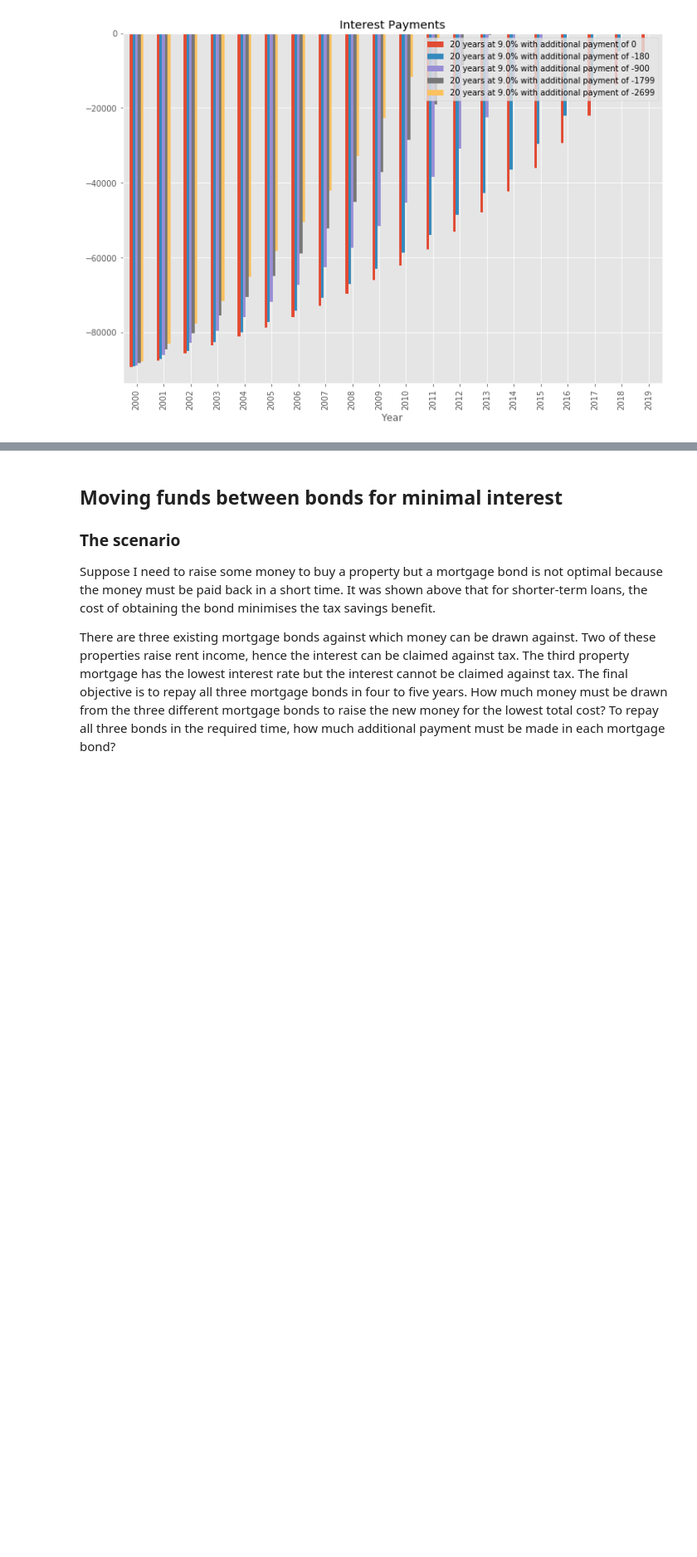
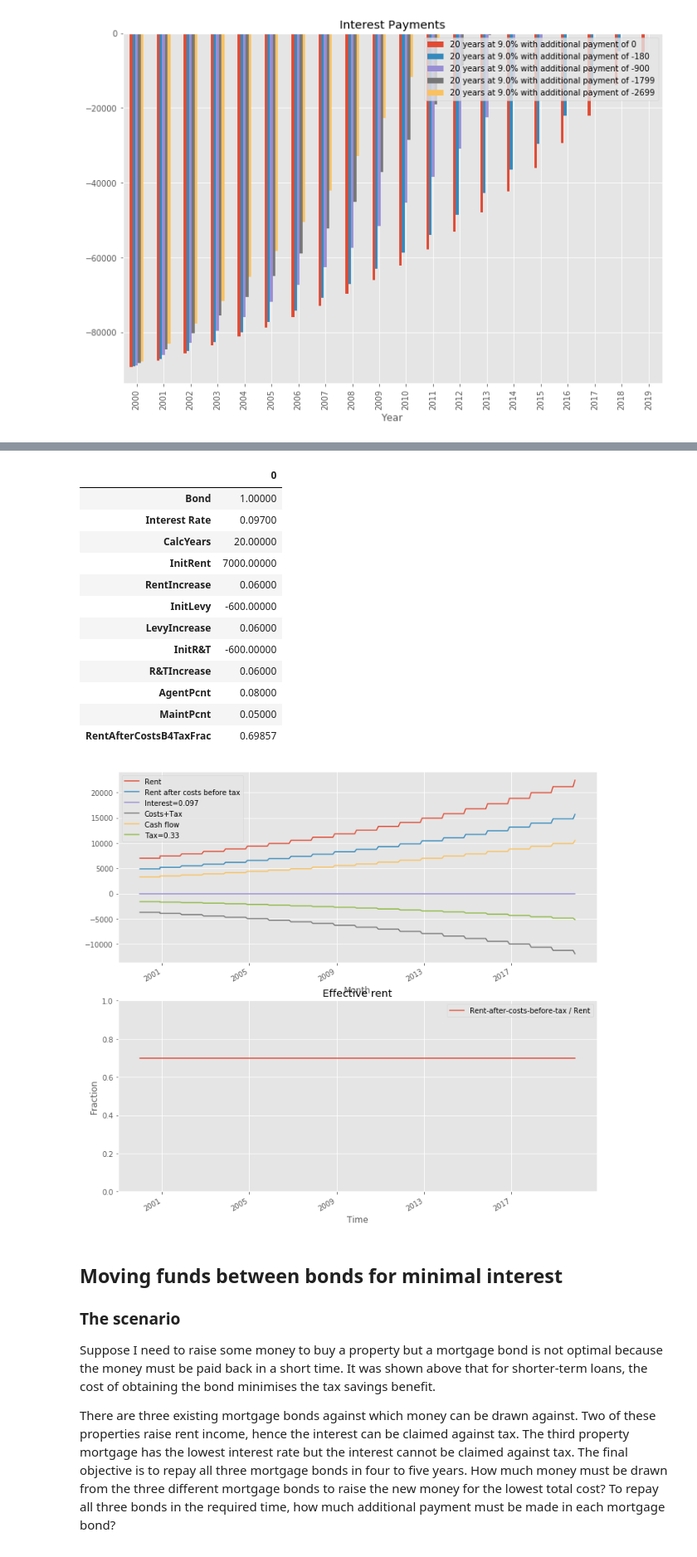
Before and after one commit to NelisW/RetirementPlanning, a Jupyter notebook: PersonalFinancialPlanning.ipynb, the cells around one changed output, grey strips where cells are left out. Shown at 83% size. Cells and saved outputs as stored; diff of their text form; code cells hidden in the pictures; blank space fills up the shorter version.

```diff
--- a/PersonalFinancialPlanning.ipynb
+++ b/PersonalFinancialPlanning.ipynb
@@ -887,3 +956,42 @@ display(HTML(dfp.to_html(index=True)))
+# %%
+principal = 1
+bondyears = 1
+interest_rate = 0.097
+taxrate = 0.33
+
+# rentpmonth = 7000
+# rentpermonthInc = 0.06
+# agentPcnt = 0.08
+# maintPcnt = 0.05
+# levy = -600
+# ratesnt = -600
+# levyInc = 0.06
+# ratesntInc = 0.06
+
+
+
+dfc,istats = rentalProperty(principal=principal,interest_rate=interest_rate,
+                bondyears=bondyears,calcyears=calcyears,rentpmonth=rentpmonth,rentpermonthInc=rentpermonthInc,
+                agentPcnt=agentPcnt,levy=levy,ratesnt=ratesnt,levyInc=levyInc,
+                ratesntInc=ratesntInc,maintPcnt=maintPcnt,taxrate=taxrate,doplot=True)
+istatsfilt = istats[['Bond','Interest Rate','CalcYears','InitRent','RentIncrease','InitLevy',
+                    'LevyIncrease','InitR&T','R&TIncrease','AgentPcnt','MaintPcnt','RentAfterCostsB4TaxFrac',]]
+display(HTML(istatsfilt.to_frame().to_html(index=True)))
+# %% [output]
+|  | 0 |
+| Bond | 1.00000 |
+| Interest Rate | 0.09700 |
+| CalcYears | 20.00000 |
+| InitRent | 7000.00000 |
+| RentIncrease | 0.06000 |
+| InitLevy | -600.00000 |
+| LevyIncrease | 0.06000 |
+| InitR&T | -600.00000 |
+| R&TIncrease | 0.06000 |
+| AgentPcnt | 0.08000 |
+| MaintPcnt | 0.05000 |
+| RentAfterCostsB4TaxFrac | 0.69857 |
+[figure, added]
 # %% [markdown]
 ## Moving funds between bonds for minimal interest
 
```
Also changed, not shown: parts of 7 cells of this notebook.
